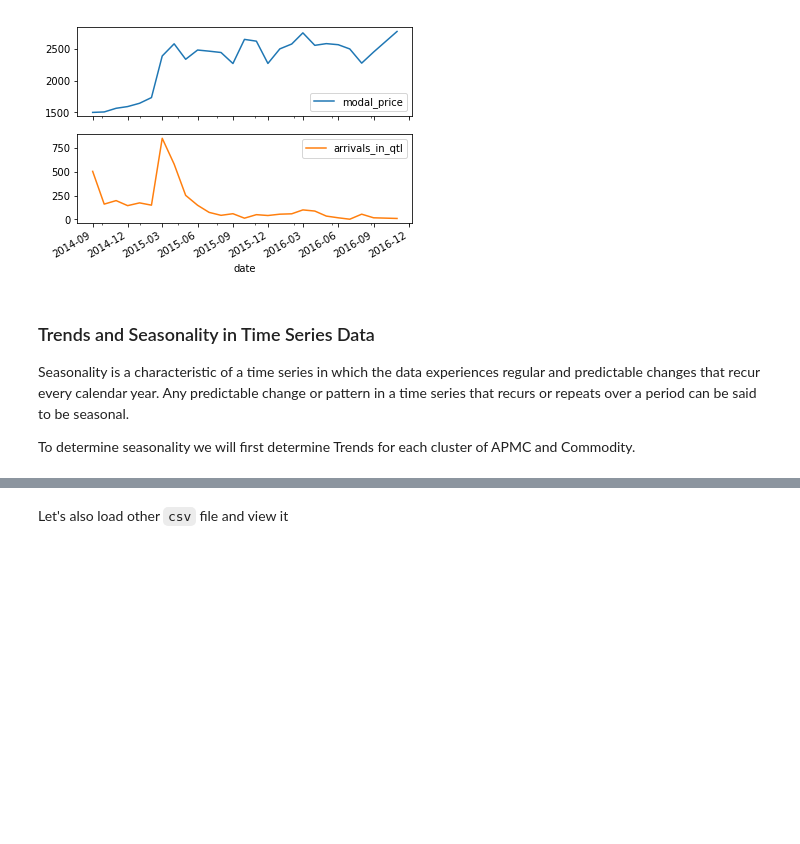
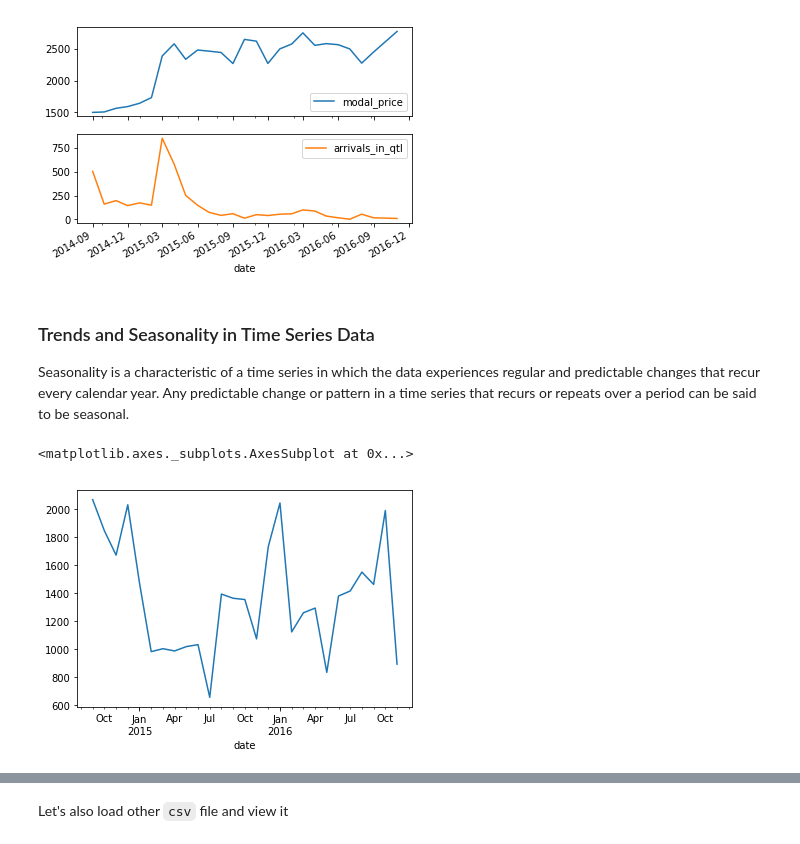
Before and after one commit to shashank2806/Agriculture-Commodities-Prices-Seasons, a Jupyter notebook: agriculture-commodities-prices-seasons.ipynb, the cells around one changed output, grey strips where cells are left out. Saved outputs shown, nothing was run; the diff lists cells and outputs as text; code cells hidden in the pictures; blank space fills up the shorter version.

Commit message:
View data plots to recognise seasonality

```diff
--- a/agriculture-commodities-prices-seasons.ipynb
+++ b/agriculture-commodities-prices-seasons.ipynb
@@ -374,5 +380,11 @@ array([<matplotlib.axes._subplots.AxesSubplot object at 0x...>,
 ### Trends and Seasonality in Time Series Data
 
 Seasonality is a characteristic of a time series in which the data experiences regular and predictable changes that recur every calendar year. Any predictable change or pattern in a time series that recurs or repeats over a period can be said to be seasonal.
-
-To determine seasonality we will first determine Trends for each cluster of APMC and Commodity.
+# %%
+df_filtered.APMC.value_counts()
+df_filtered[df_filtered['APMC'] == 'Jalgaon'].Commodity.value_counts()
+from statsmodels.tsa.seasonal import seasonal_decompose
+df_filtered[(df_filtered['APMC'] == 'Jalgaon') & (df_filtered['Commodity']=='brinjal')].modal_price.plot()
+# %% [output]
+<matplotlib.axes._subplots.AxesSubplot at 0x...>
+[figure, added]
```
Also changed, not shown: parts of 8 cells of this notebook.
